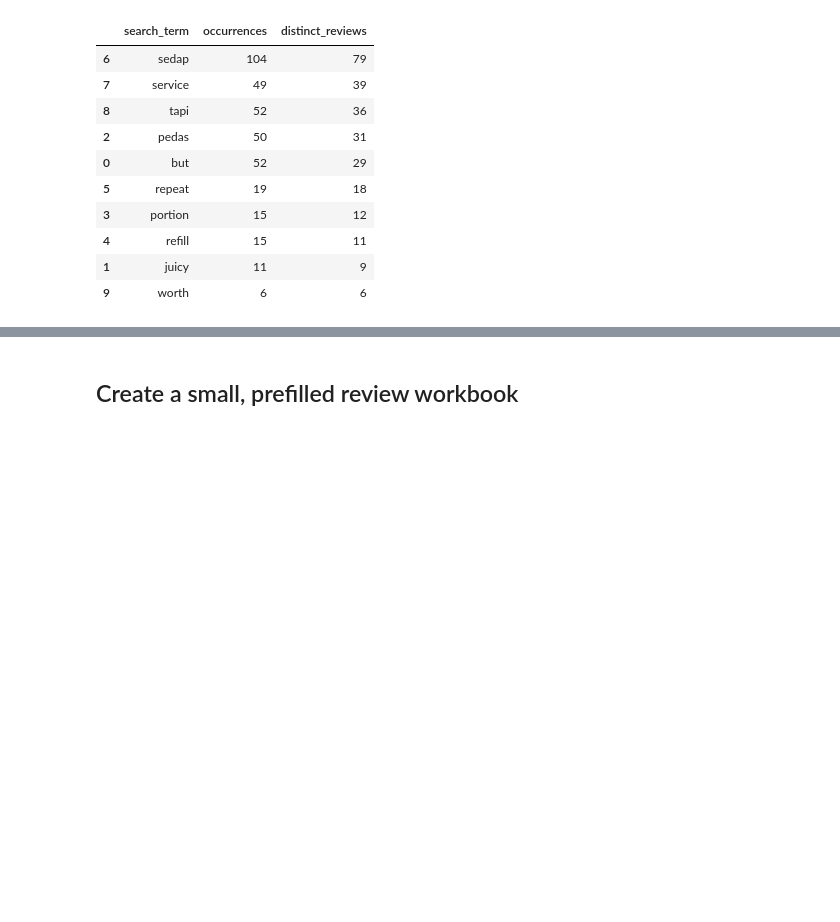
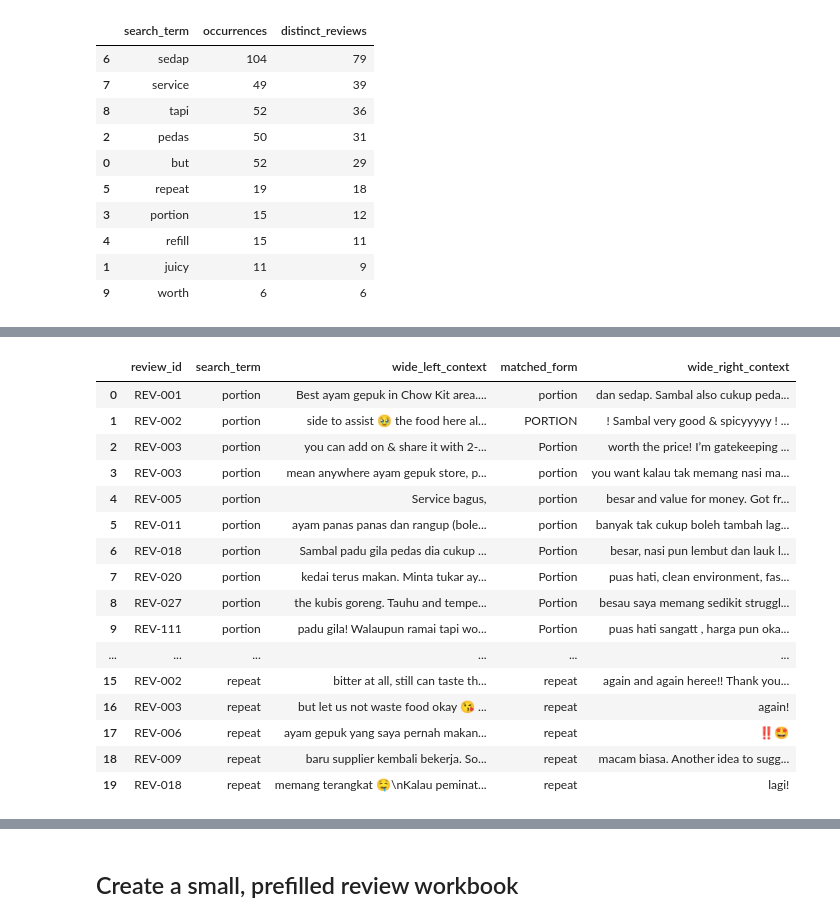
Before and after one commit to GSheng05/CPC-353-Assignment_1, a Jupyter notebook: Notebooks/Concordance_Analysis.ipynb, the cells around one changed output, grey strips where cells are left out. Saved outputs shown, nothing was run; the diff lists cells and outputs as text; code cells hidden in the pictures; blank space fills up the shorter version.

```diff
--- a/Notebooks/Concordance_Analysis.ipynb
+++ b/Notebooks/Concordance_Analysis.ipynb
@@ -393,0 +432,84 @@ search_register.to_csv(
+# %%
+def context_from_offsets(text, start, end, window=10):
+    """Return wider context around a previously located keyword."""
+    tokens = list(re.finditer(r"\S+", text))
+
+    overlapping = [
+        i
+        for i, token in enumerate(tokens)
+        if token.start() < end and token.end() > start
+    ]
+
+    if not overlapping:
+        raise ValueError("Keyword position does not overlap a token.")
+
+    left_index = max(0, overlapping[0] - window)
+    right_index = min(
+        len(tokens) - 1,
+        overlapping[-1] + window,
+    )
+
+    context_start = tokens[left_index].start()
+    context_end = tokens[right_index].end()
+
+    return pd.Series({
+        "wide_left_context": text[context_start:start],
+        "wide_right_context": text[end:context_end],
+        "wide_context": text[context_start:context_end],
+    })
+
+
+wider_context = focused_kwic.apply(
+    lambda row: context_from_offsets(
+        row["full_review"],
+        int(row["match_start"]),
+        int(row["match_end"]),
+        window=10,
+    ),
+    axis=1,
+)
+
+context_columns = [
+    "wide_left_context",
+    "wide_right_context",
+    "wide_context",
+]
+
+# Remove previous context columns, including duplicates.
+focused_kwic = focused_kwic.drop(
+    columns=context_columns,
+    errors="ignore",
+)
+
+# Assign one set of context columns.
+focused_kwic[context_columns] = wider_context[context_columns]
+
+display(
+    focused_kwic[
+        [
+            "review_id",
+            "search_term",
+            "wide_left_context",
+            "matched_form",
+            "wide_right_context",
+        ]
+    ].head(20)
+)
+# %% [output]
+|  | review_id | search_term | wide_left_context | matched_form | wide_right_context |
+| 0 | REV-001 | portion | Best ayam gepuk in Chow Kit area.... | portion | dan sedap. Sambal also cukup peda... |
+| 1 | REV-002 | portion | side to assist 🥹 the food here al... | PORTION | ! Sambal very good & spicyyyyy ! ... |
+| 2 | REV-003 | portion | you can add on & share it with 2-... | Portion | worth the price! I’m gatekeeping ... |
+| 3 | REV-003 | portion | mean anywhere ayam gepuk store, p... | portion | you want kalau tak memang nasi ma... |
+| 4 | REV-005 | portion | Service bagus, | portion | besar and value for money. Got fr... |
+| 5 | REV-011 | portion | ayam panas panas dan rangup (bole... | portion | banyak tak cukup boleh tambah lag... |
+| 6 | REV-018 | portion | Sambal padu gila pedas dia cukup ... | Portion | besar, nasi pun lembut dan lauk l... |
+| 7 | REV-020 | portion | kedai terus makan. Minta tukar ay... | Portion | puas hati, clean environment, fas... |
+| 8 | REV-027 | portion | the kubis goreng. Tauhu and tempe... | Portion | besau saya memang sedikit struggl... |
+| 9 | REV-111 | portion | padu gila! Walaupun ramai tapi wo... | Portion | puas hati sangatt , harga pun oka... |
+| ... | ... | ... | ... | ... | ... |
+| 15 | REV-002 | repeat | bitter at all, still can taste th... | repeat | again and again heree!! Thank you... |
+| 16 | REV-003 | repeat | but let us not waste food okay 😘 ... | repeat | again! |
+| 17 | REV-006 | repeat | ayam gepuk yang saya pernah makan... | repeat | ‼️🤩 |
+| 18 | REV-009 | repeat | baru supplier kembali bekerja. So... | repeat | macam biasa. Another idea to sugg... |
+| 19 | REV-018 | repeat | memang terangkat 🤤\nKalau peminat... | repeat | lagi! |
```
Also changed, not shown: parts of 17 cells of this notebook, 7 other files.
